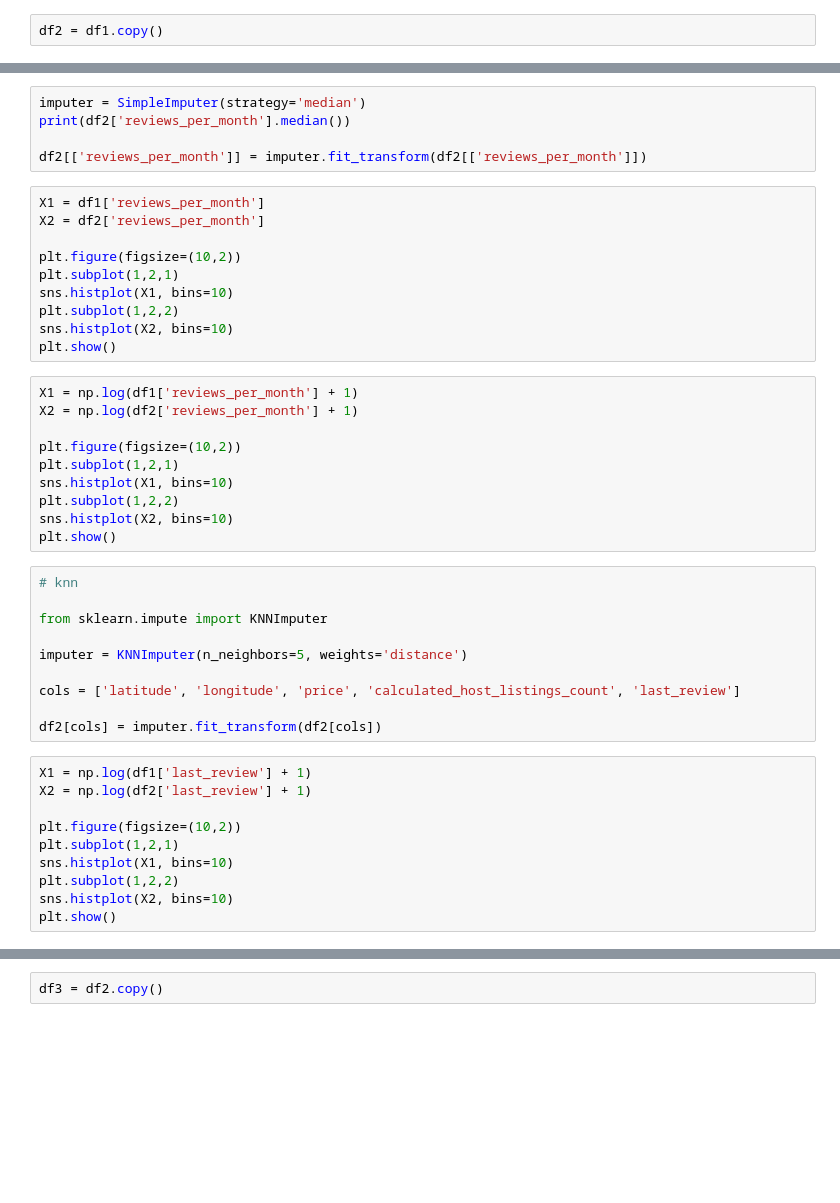
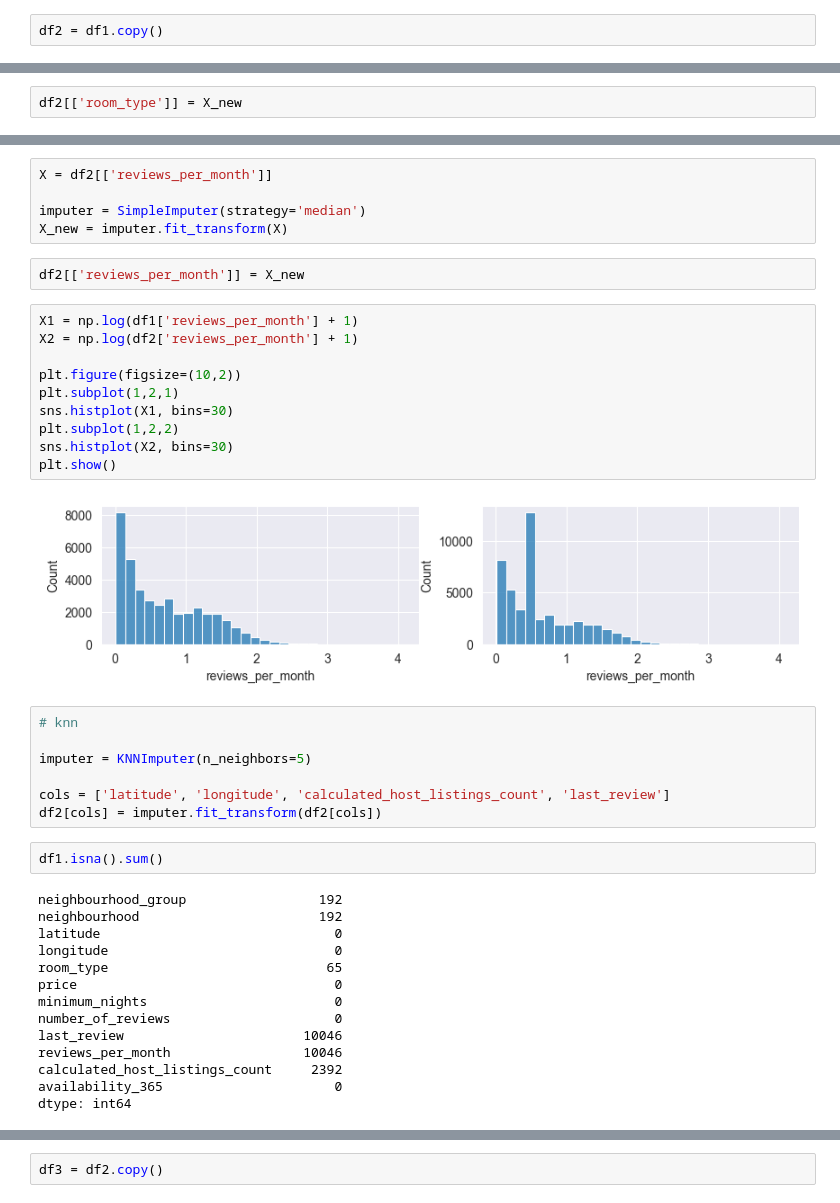
Before and after one commit to eduardofc/curso-dm-mp-40h, a Jupyter notebook: 03-data-preparation.ipynb, the cells around one changed output, grey strips where cells are left out. Drawn from its saved outputs; the diff is of its cells as text; blank space fills up the shorter version.

```diff
--- a/03-data-preparation.ipynb
+++ b/03-data-preparation.ipynb
@@ -142,3 +253,5 @@ df2[['room_type']] = imputer.fit_transform(df2[['room_type']])
+# %%
+df2[['room_type']] = X_new
 # %%
 plt.figure(figsize=(10,2))
 plt.subplot(1,2,1)
@@ -149,46 +264,43 @@ plt.show()
-# %%
-imputer = SimpleImputer(strategy='median')
-print(df2['reviews_per_month'].median())
-
-df2[['reviews_per_month']] = imputer.fit_transform(df2[['reviews_per_month']])
+# %%
+X = df2[['reviews_per_month']]
+
+imputer = SimpleImputer(strategy='median')
+X_new = imputer.fit_transform(X)
+# %%
+df2[['reviews_per_month']] = X_new
 # %%
-X1 = df1['reviews_per_month']
-X2 = df2['reviews_per_month']
+X1 = np.log(df1['reviews_per_month'] + 1)
+X2 = np.log(df2['reviews_per_month'] + 1)
 
 plt.figure(figsize=(10,2))
 plt.subplot(1,2,1)
-sns.histplot(X1, bins=10)
+sns.histplot(X1, bins=30)
 plt.subplot(1,2,2)
-sns.histplot(X2, bins=10)
+sns.histplot(X2, bins=30)
 plt.show()
+# %% [output]
+[figure, added]
-# %%
-X1 = np.log(df1['reviews_per_month'] + 1)
-X2 = np.log(df2['reviews_per_month'] + 1)
-
-plt.figure(figsize=(10,2))
-plt.subplot(1,2,1)
-sns.histplot(X1, bins=10)
-plt.subplot(1,2,2)
-sns.histplot(X2, bins=10)
-plt.show()
 # %%
 # knn
 
-from sklearn.impute import KNNImputer
+imputer = KNNImputer(n_neighbors=5)
 
-imputer = KNNImputer(n_neighbors=5, weights='distance')
-
-cols = ['latitude', 'longitude', 'price', 'calculated_host_listings_count', 'last_review']
-
+cols = ['latitude', 'longitude', 'calculated_host_listings_count', 'last_review']
 df2[cols] = imputer.fit_transform(df2[cols])
-# %%
-X1 = np.log(df1['last_review'] + 1)
-X2 = np.log(df2['last_review'] + 1)
-
-plt.figure(figsize=(10,2))
-plt.subplot(1,2,1)
-sns.histplot(X1, bins=10)
-plt.subplot(1,2,2)
-sns.histplot(X2, bins=10)
-plt.show()
+# %%
+df1.isna().sum()
+# %% [output]
+neighbourhood_group                 192
+neighbourhood                       192
+latitude                              0
+longitude                             0
+room_type                            65
+price                                 0
+minimum_nights                        0
+number_of_reviews                     0
+last_review                       10046
+reviews_per_month                 10046
+calculated_host_listings_count     2392
+availability_365                      0
+dtype: int64
 # %%
```
Also changed, not shown: parts of 103 cells of this notebook.
